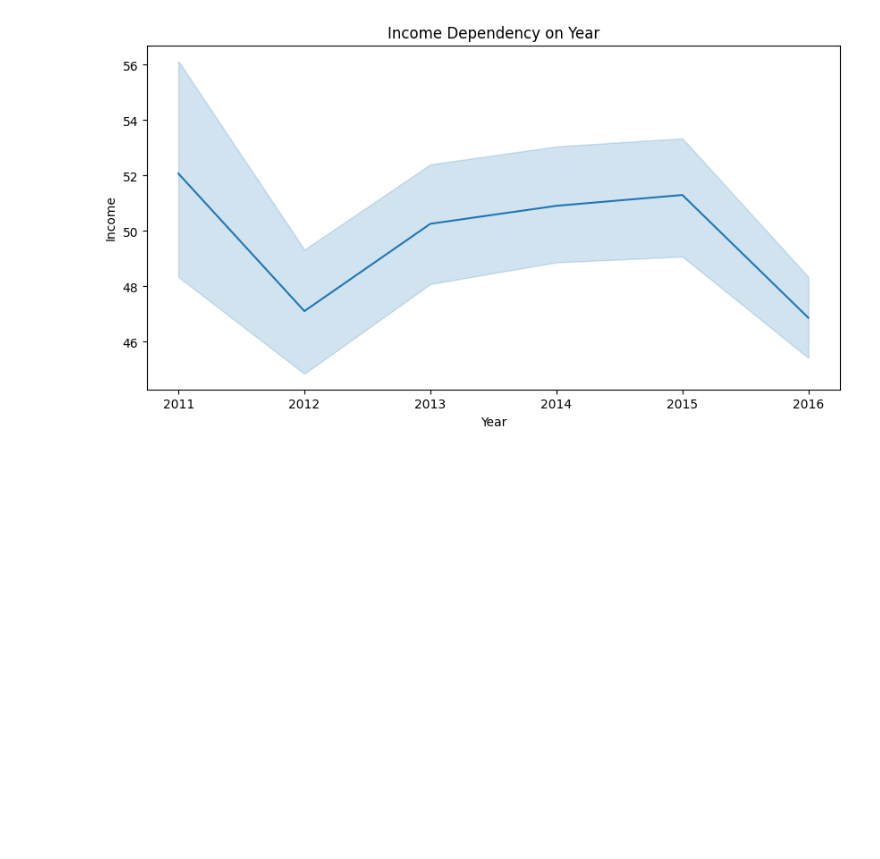
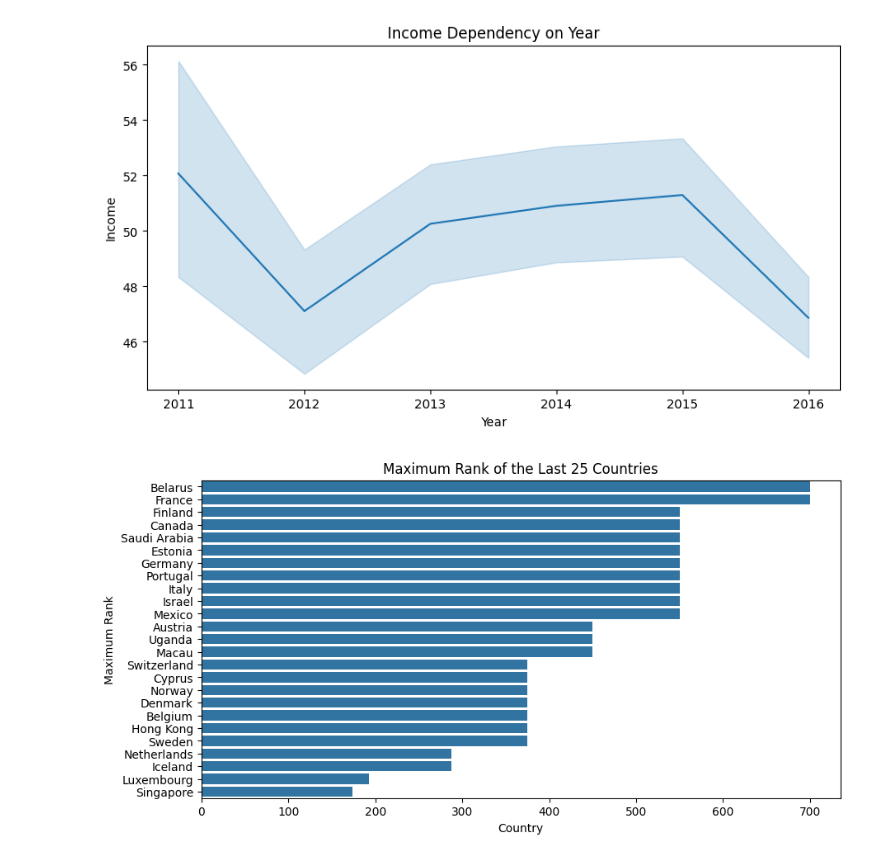
Before and after one commit to julika333/TMS-DS, a Jupyter notebook: lesson_13_terver/HW_13_dataset.ipynb, the cells around one changed output. Saved outputs shown, nothing was run; the diff lists cells and outputs as text; code cells hidden in the pictures; blank space fills up the shorter version.

```diff
--- a/lesson_13_terver/HW_13_dataset.ipynb
+++ b/lesson_13_terver/HW_13_dataset.ipynb
@@ -201,3 +201,14 @@ plt.xticks(df['year'].unique())
 plt.show()
 # %% [output]
 [figure]
+# %%
+df_max_by_country = df_final.groupby('country')['world_rank'].max().reset_index()
+df_max_by_country = df_max_by_country.sort_values('world_rank', ascending=False).tail(25)
+
+sns.barplot(data=df_max_by_country, y='country', x='world_rank')
+plt.title('Maximum Rank of the Last 25 Countries')
+plt.xlabel('Country')
+plt.ylabel('Maximum Rank')
+plt.show()
+# %% [output]
+[figure, added]
```
